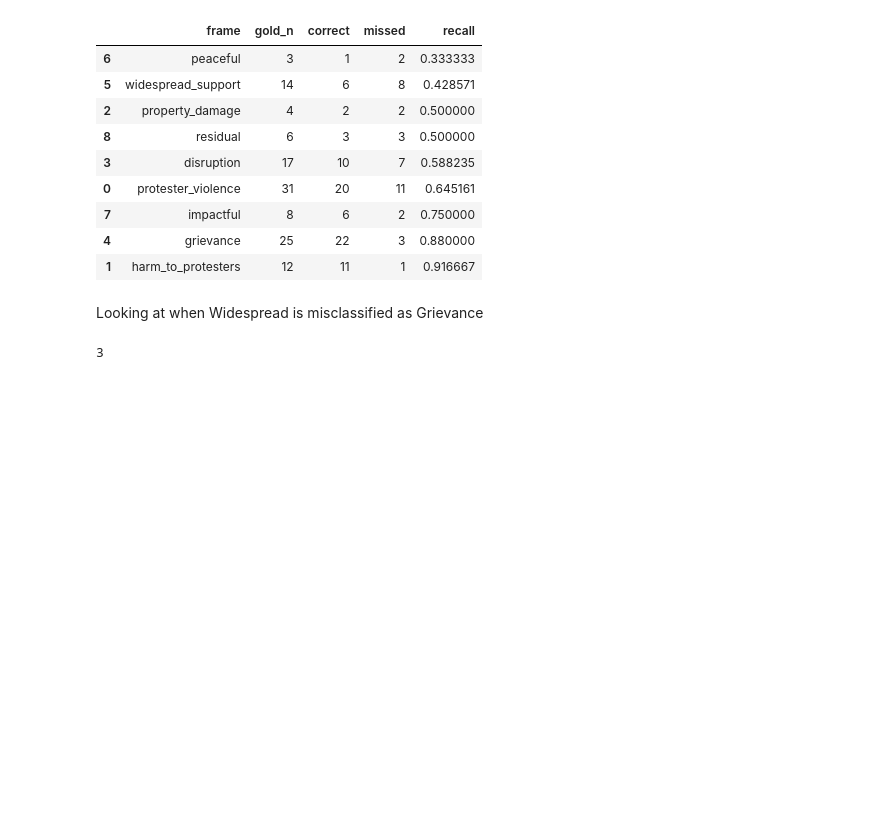
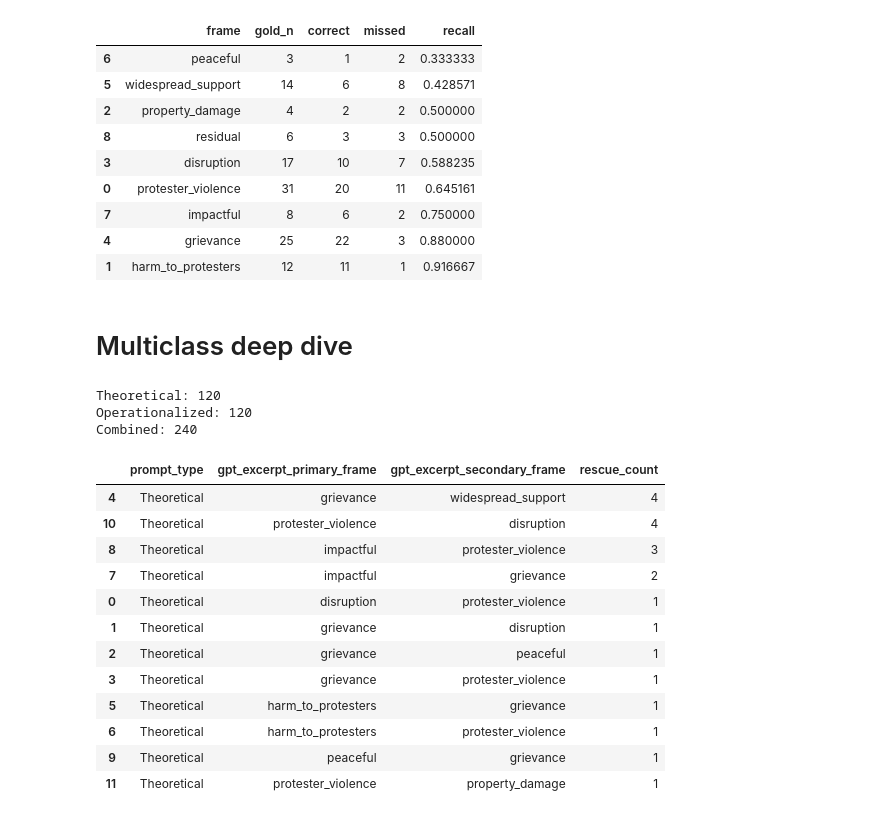
Before and after one commit to jjzhao12/protests_chai, a Jupyter notebook: frames/comparison.ipynb, the cells around one changed output. Saved outputs shown, nothing was run; the diff lists cells and outputs as text; code cells hidden in the pictures; blank space fills up the shorter version.

```diff
--- a/frames/comparison.ipynb
+++ b/frames/comparison.ipynb
@@ -1143,9 +1161,4 @@ EXCERPT FRAME
 | 4 | grievance | 25 | 22 | 3 | 0.880000 |
 | 1 | harm_to_protesters | 12 | 11 | 1 | 0.916667 |
 # %% [markdown]
-Looking at when Widespread is misclassified as Grievance
+# Multiclass deep dive
-# %%
-w_errors_df = t_sep_data[(t_sep_data["excerpt_frame"] == "peaceful")]
-len(w_errors_df)
-# %% [output]
-3
@@ -1158,0 +1165,61 @@ w_errors_df.to_excel(
+# %%
+import pandas as pd
+import numpy as np
+
+theoretical_df = pd.read_excel(
+    "gpt5_scores/theoretical_multiframe_results.xlsx"
+)
+
+operationalized_df = pd.read_excel(
+    "gpt5_scores/operationalized_multiframe_results.xlsx"
+)
+
+# Add prompt labels so we can combine them
+theoretical_df["prompt_type"] = "Theoretical"
+operationalized_df["prompt_type"] = "Operationalized"
+
+combined_df = pd.concat(
+    [theoretical_df, operationalized_df],
+    ignore_index=True
+)
+
+print("Theoretical:", len(theoretical_df))
+print("Operationalized:", len(operationalized_df))
+print("Combined:", len(combined_df))
+# %% [output]
+Theoretical: 120
+Operationalized: 120
+Combined: 240
+# %%
+rescue_pairs = (
+    theoretical_df[
+        theoretical_df["secondary_rescue"] == True
+    ]
+    .groupby([
+        "prompt_type",
+        "gpt_excerpt_primary_frame",
+        "gpt_excerpt_secondary_frame"
+    ])
+    .size()
+    .reset_index(name="rescue_count")
+    .sort_values(
+        ["prompt_type", "rescue_count"],
+        ascending=[True, False]
+    )
+)
+
+rescue_pairs
+# %% [output]
+|  | prompt_type | gpt_excerpt_primary_frame | gpt_excerpt_secondary_frame | rescue_count |
+| 4 | Theoretical | grievance | widespread_support | 4 |
+| 10 | Theoretical | protester_violence | disruption | 4 |
+| 8 | Theoretical | impactful | protester_violence | 3 |
+| 7 | Theoretical | impactful | grievance | 2 |
+| 0 | Theoretical | disruption | protester_violence | 1 |
+| 1 | Theoretical | grievance | disruption | 1 |
+| 2 | Theoretical | grievance | peaceful | 1 |
+| 3 | Theoretical | grievance | protester_violence | 1 |
+| 5 | Theoretical | harm_to_protesters | grievance | 1 |
+| 6 | Theoretical | harm_to_protesters | protester_violence | 1 |
+| 9 | Theoretical | peaceful | grievance | 1 |
+| 11 | Theoretical | protester_violence | property_damage | 1 |
```
Also changed, not shown: parts of 7 cells of this notebook, 13 other files.
